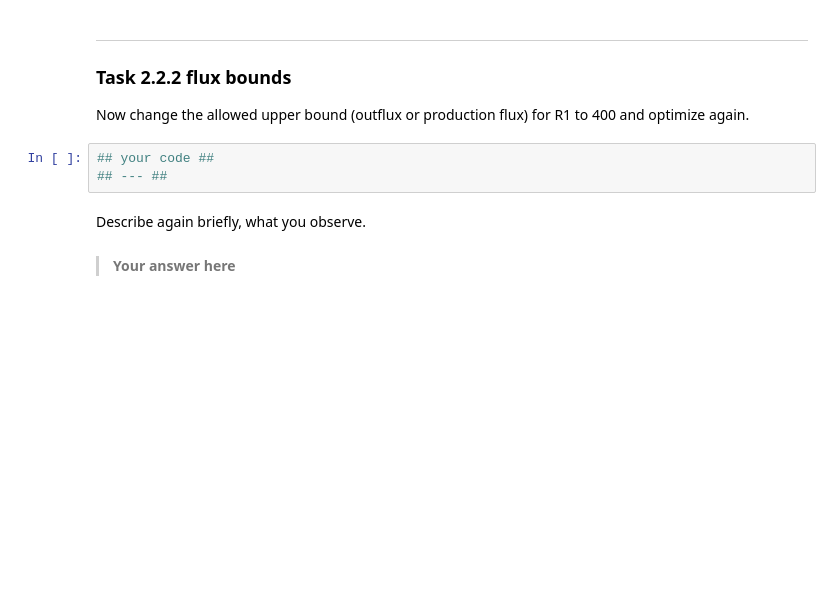
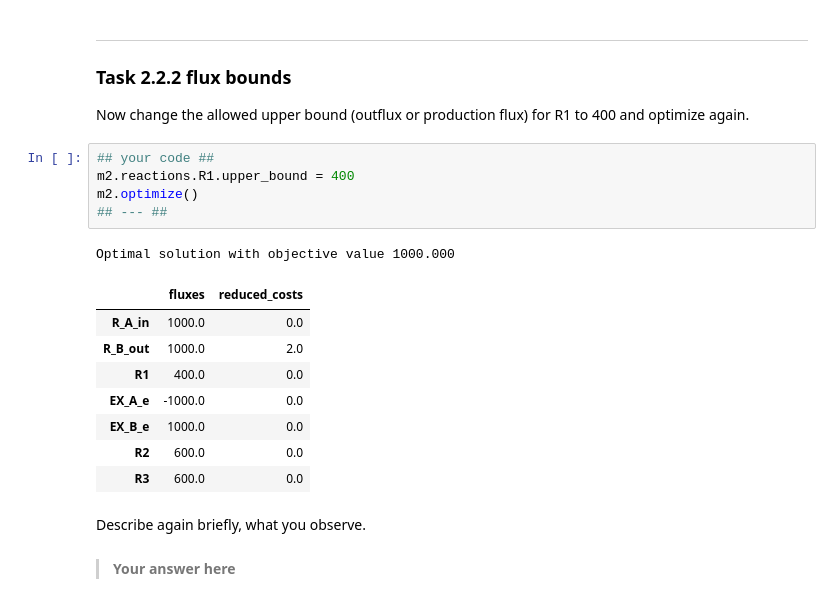
Before and after one commit to Bioinformatics-teaching-UiT/MPA_2026, a Jupyter notebook: day1/st_day1_task2.ipynb, the cells around one changed output. Saved outputs shown, nothing was run; the diff lists cells and outputs as text; blank space fills up the shorter version.

```diff
--- a/day1/st_day1_task2.ipynb
+++ b/day1/st_day1_task2.ipynb
@@ -186,7 +403,19 @@ How do you interpret this?
 Now change the allowed upper bound (outflux or production flux) for R1 to 400 and optimize again.
 # %%
 ## your code ##
+m2.reactions.R1.upper_bound = 400
+m2.optimize()
 ## --- ##
+# %% [output]
+Optimal solution with objective value 1000.000
+|  | fluxes | reduced_costs |
+| R_A_in | 1000.0 | 0.0 |
+| R_B_out | 1000.0 | 2.0 |
+| R1 | 400.0 | 0.0 |
+| EX_A_e | -1000.0 | 0.0 |
+| EX_B_e | 1000.0 | 0.0 |
+| R2 | 600.0 | 0.0 |
+| R3 | 600.0 | 0.0 |
 # %% [markdown]
 Describe again briefly, what you observe.
 
```
Also changed, not shown: parts of 18 cells of this notebook, 4 other files.
